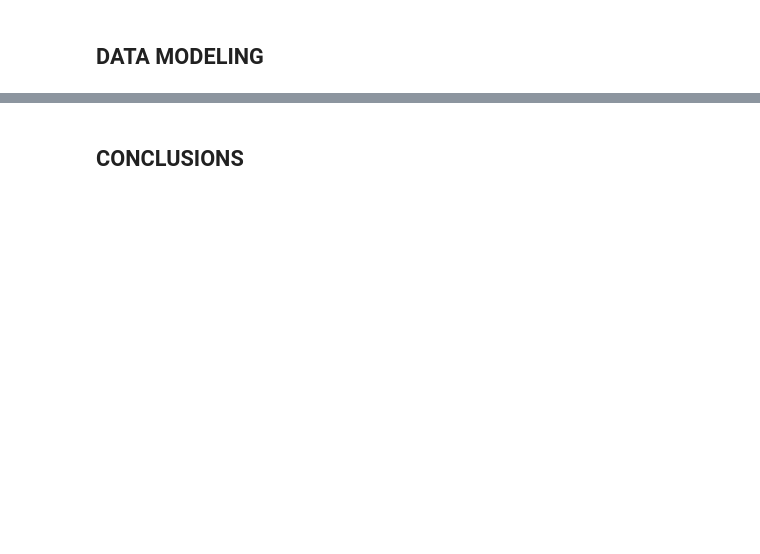
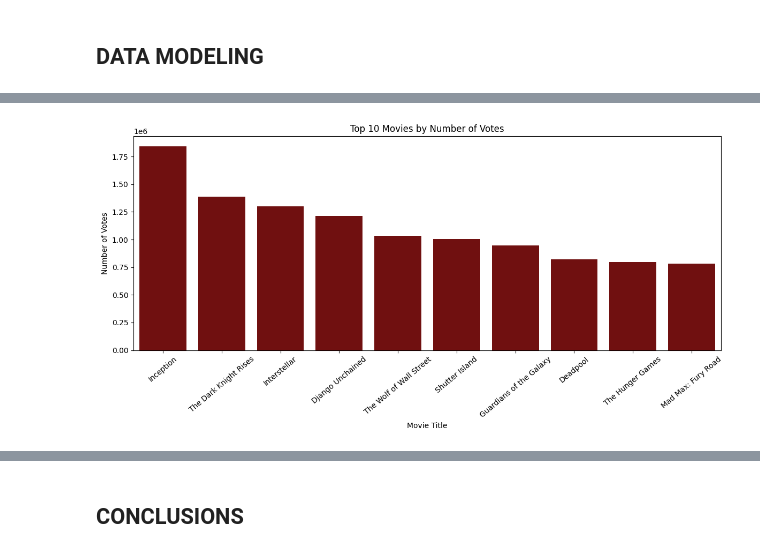
Before and after one commit to mbuvenzuve/dsc-phase-1-project-v2-4, a Jupyter notebook: student.ipynb, the cells around one changed output, grey strips where cells are left out. Cells and saved outputs as stored; diff of their text form; code cells hidden in the pictures; blank space fills up the shorter version.

```diff
--- a/student.ipynb
+++ b/student.ipynb
@@ -948,0 +952,5 @@ FROM movie_ratings;
+# %%
+# Creating a common column in the df dataset
+df["title"] = df["original_title"]
+df.drop("original_title", axis=1, inplace=True)
+df
@@ -948,0 +971,3 @@ FROM movie_ratings;
+# %%
+merge = pd.merge(df, bom_movies, on = 'title')
+merge
@@ -948,0 +1012,4 @@ FROM movie_ratings;
+# %%
+# Dropping the missing values
+merge = merge.dropna(subset=['genres'])
+missing_values(merge)
@@ -948,0 +1038,3 @@ FROM movie_ratings;
+# %%
+ratings = merge[merge['averagerating'] >= 7]
+ratings.describe()
@@ -949,3 +1051,25 @@ FROM movie_ratings;
+# %%
+ratings_sorted = ratings.sort_values(by='numvotes', ascending=False)
+
+# Select the top 10 movies
+top_n = 10
+top_movies = ratings_sorted.head(top_n)
+
+# Create a bar plot using the top 10 movies
+
+
+plt.figure(figsize=(12, 6))
+ax = sns.barplot(x="title", y="numvotes", data=top_movies, color ="maroon")
+plt.title(f"Top 10 Movies by Number of Votes")
+plt.xticks(rotation=40)
+plt.xlabel("Movie Title")
+plt.ylabel("Number of Votes")
+plt.tight_layout()
+
+# Show the plot
+plt.show()
+# %% [output]
+[figure, added]
 # %%
 movie_budgets
 # %% [output]
```
Also changed, not shown: parts of 35 cells of this notebook, 1 other file.
